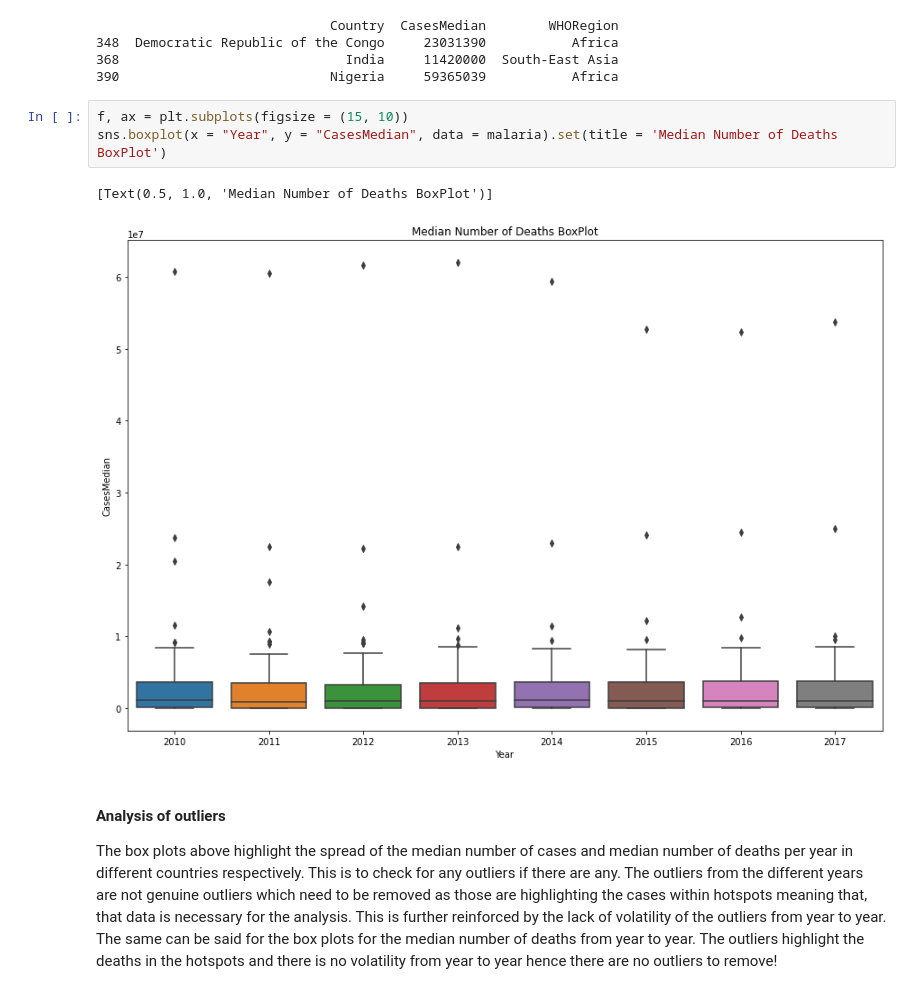
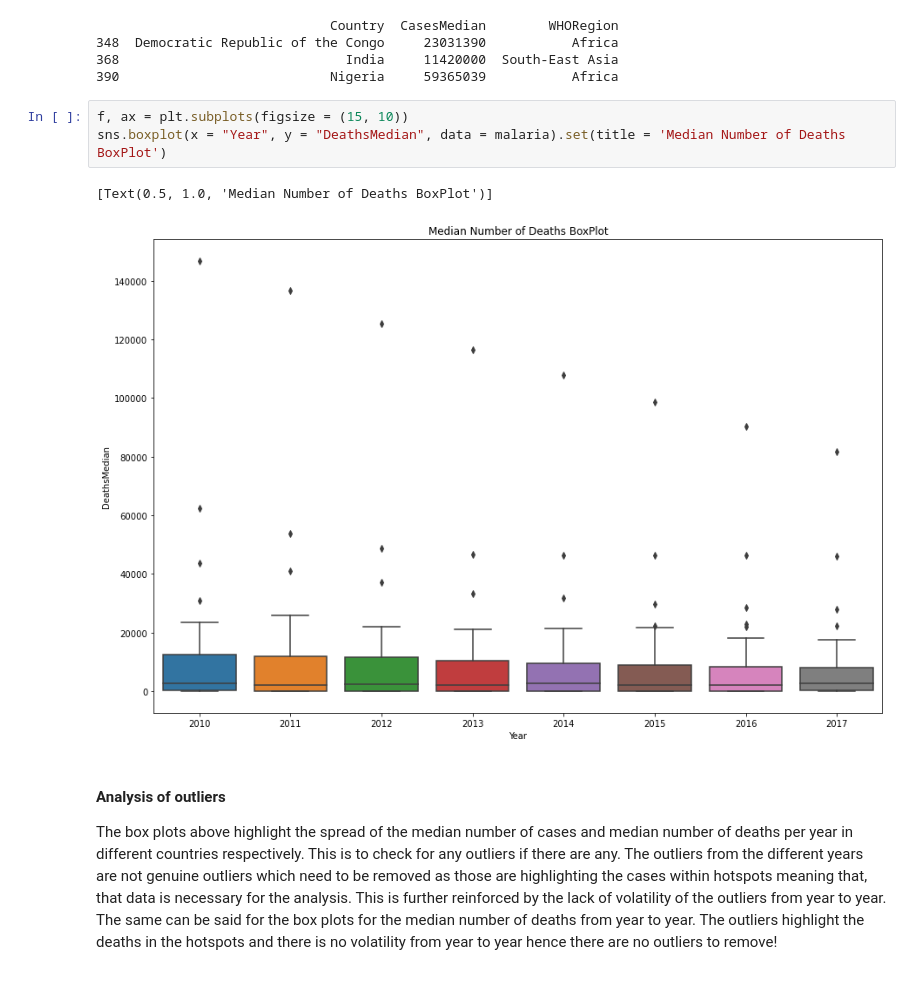
Before and after one commit to Michael-Kneale/COMP2200-Group-Project, a Jupyter notebook: main_report.ipynb, the cells around one changed output. Cells and saved outputs as stored; diff of their text form.

Commit message:
Fixed BoxPlot

```diff
--- a/main_report.ipynb
+++ b/main_report.ipynb
@@ -148,10 +148,10 @@ print(M2014[columns][(M2014['CasesMedian'] > 10000000)])
 390                           Nigeria     59365039           Africa
 # %%
 f, ax = plt.subplots(figsize = (15, 10))
-sns.boxplot(x = "Year", y = "CasesMedian", data = malaria).set(title = 'Median Number of Deaths BoxPlot')
+sns.boxplot(x = "Year", y = "DeathsMedian", data = malaria).set(title = 'Median Number of Deaths BoxPlot')
 # %% [output]
 [Text(0.5, 1.0, 'Median Number of Deaths BoxPlot')]
-[figure, old version]
+[figure, new version]
 # %% [markdown]
 #### Analysis of outliers
 
```
Also changed, not shown: parts of 4 cells of this notebook.
